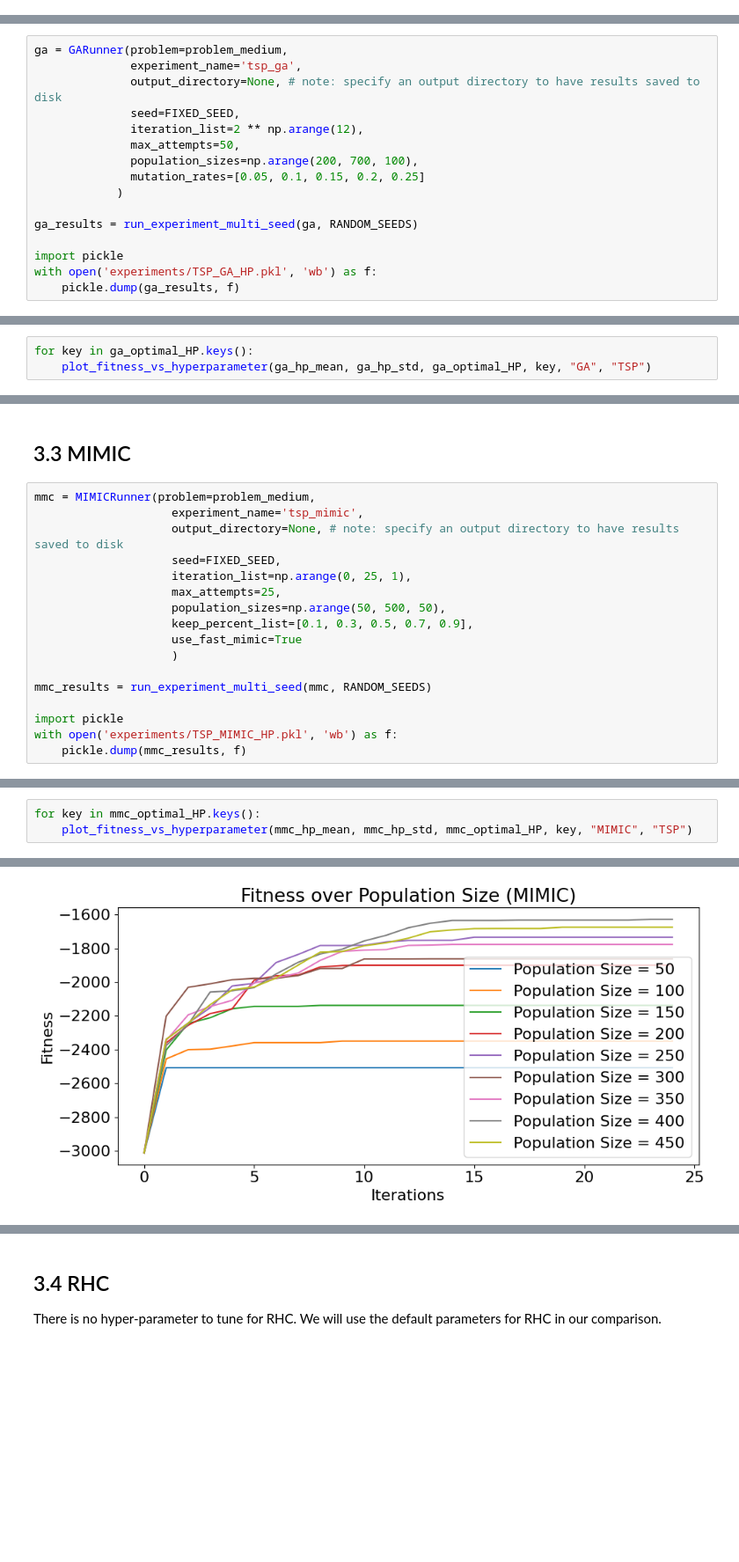
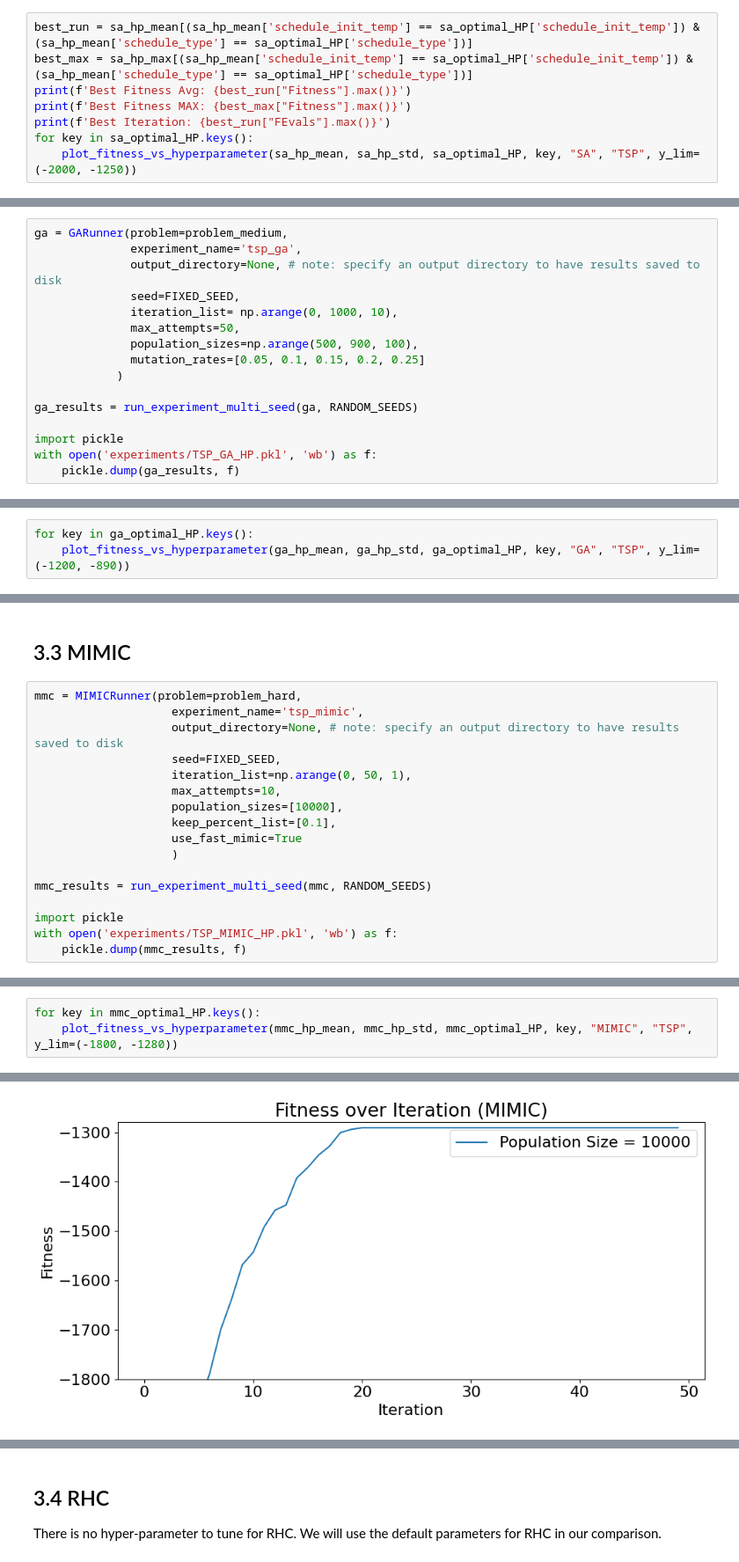
Before and after one commit to RomainFrog/CS7641-A2, a Jupyter notebook: TSP.ipynb, the cells around one changed output, grey strips where cells are left out. Shown at 88% size. Saved outputs shown, nothing was run; the diff lists cells and outputs as text; blank space fills up the shorter version.

```diff
--- a/TSP.ipynb
+++ b/TSP.ipynb
@@ -432,0 +484,8 @@ plot_HP_heatmap(sa_hp_mean, 'schedule_init_temp', 'schedule_type',  "SA", "TSP")
+# %%
+best_run = sa_hp_mean[(sa_hp_mean['schedule_init_temp'] == sa_optimal_HP['schedule_init_temp']) & (sa_hp_mean['schedule_type'] == sa_optimal_HP['schedule_type'])]
+best_max = sa_hp_max[(sa_hp_mean['schedule_init_temp'] == sa_optimal_HP['schedule_init_temp']) & (sa_hp_mean['schedule_type'] == sa_optimal_HP['schedule_type'])]
+print(f'Best Fitness Avg: {best_run["Fitness"].max()}')
+print(f'Best Fitness MAX: {best_max["Fitness"].max()}')
+print(f'Best Iteration: {best_run["FEvals"].max()}')
+for key in sa_optimal_HP.keys():
+    plot_fitness_vs_hyperparameter(sa_hp_mean, sa_hp_std, sa_optimal_HP, key, "SA", "TSP", y_lim=(-2000, -1250))
@@ -437,9 +510,9 @@ ga = GARunner(problem=problem_medium,
               experiment_name='tsp_ga',
               output_directory=None, # note: specify an output directory to have results saved to disk
               seed=FIXED_SEED,
-              iteration_list=2 ** np.arange(12),
+              iteration_list= np.arange(0, 1000, 10),
               max_attempts=50,
-              population_sizes=np.arange(200, 700, 100),
+              population_sizes=np.arange(500, 900, 100),
               mutation_rates=[0.05, 0.1, 0.15, 0.2, 0.25]
             )
 
@@ -465,5 +545,5 @@ ga_optimal_HP
 # %%
 for key in ga_optimal_HP.keys():
-    plot_fitness_vs_hyperparameter(ga_hp_mean, ga_hp_std, ga_optimal_HP, key, "GA", "TSP")
+    plot_fitness_vs_hyperparameter(ga_hp_mean, ga_hp_std, ga_optimal_HP, key, "GA", "TSP", y_lim=(-1200, -890))
 # %% [output]
 Population Size
@@ -487,14 +589,14 @@ plot_HP_heatmap(ga_hp_mean, 'Population Size', 'Mutation Rate', 'GA', 'TSP')
 # %% [markdown]
 ## 3.3 MIMIC
 # %%
-mmc = MIMICRunner(problem=problem_medium,
+mmc = MIMICRunner(problem=problem_hard,
                     experiment_name='tsp_mimic',
                     output_directory=None, # note: specify an output directory to have results saved to disk
                     seed=FIXED_SEED,
-                    iteration_list=np.arange(0, 25, 1),
-                    max_attempts=25,
-                    population_sizes=np.arange(50, 500, 50),
-                    keep_percent_list=[0.1, 0.3, 0.5, 0.7, 0.9],
+                    iteration_list=np.arange(0, 50, 1),
+                    max_attempts=10,
+                    population_sizes=[10000],
+                    keep_percent_list=[0.1],
                     use_fast_mimic=True
                     )
 
@@ -520,5 +628,5 @@ mmc_optimal_HP
 # %%
 for key in mmc_optimal_HP.keys():
-    plot_fitness_vs_hyperparameter(mmc_hp_mean, mmc_hp_std, mmc_optimal_HP, key, "MIMIC", "TSP")
+    plot_fitness_vs_hyperparameter(mmc_hp_mean, mmc_hp_std, mmc_optimal_HP, key, "MIMIC", "TSP", y_lim=(-1800, -1280))
 # %% [output]
 Population Size
@@ -543,4 +637,4 @@ Population Size = 450 Fitness: -1675.3985650178681
-[figure, old version]
+[figure, new version]
 # %%
 plot_HP_heatmap(mmc_hp_mean, 'Population Size', 'Keep Percent', 'MIMIC', 'TSP')
 # %% [output]
```
Also changed, not shown: parts of 36 cells of this notebook, 19 other files.
